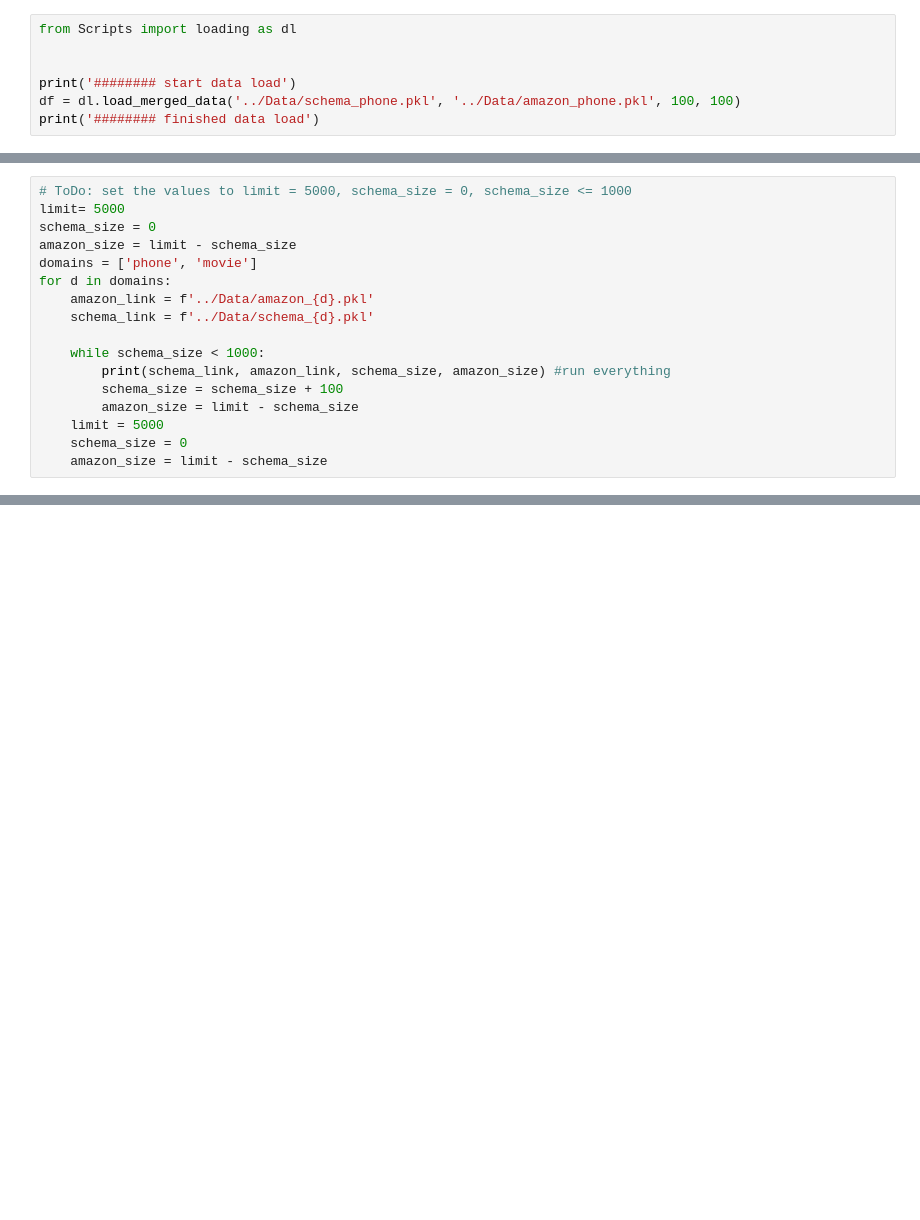
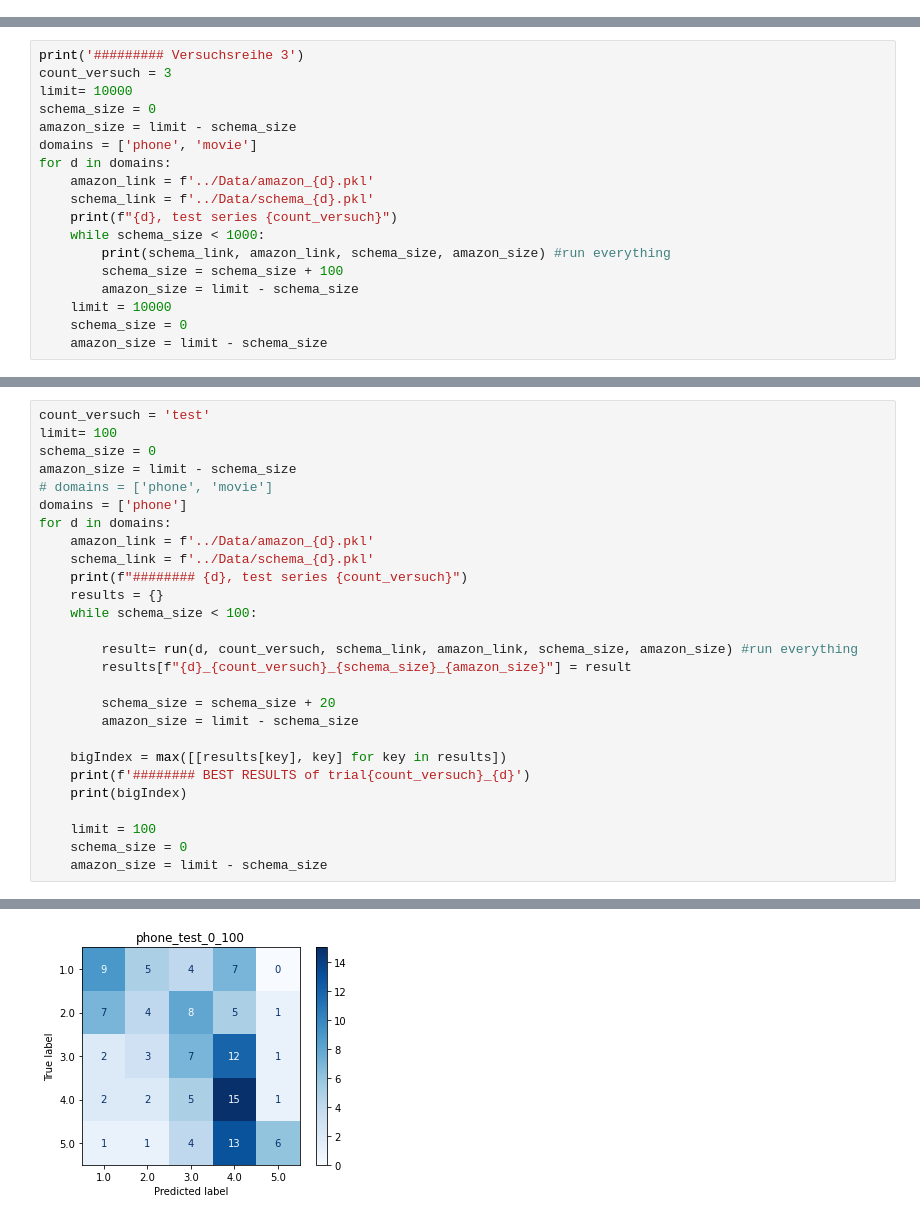
Before and after one commit to PhuongAnhMannheim/Master, a Jupyter notebook: BaselineExperiments/test.ipynb, the cells around one changed output, grey strips where cells are left out. Saved outputs shown, nothing was run; the diff lists cells and outputs as text; blank space fills up the shorter version.

```diff
--- a/BaselineExperiments/test.ipynb
+++ b/BaselineExperiments/test.ipynb
@@ -1,7 +0,0 @@
-# %%
-from Scripts import loading as dl
-
-
-print('######## start data load')
-df = dl.load_merged_data('../Data/schema_phone.pkl', '../Data/amazon_phone.pkl', 100, 100)
-print('######## finished data load')
@@ -11,18 +152,19 @@ print('######## finished data load')
 # %%
-# ToDo: set the values to limit = 5000, schema_size = 0, schema_size <= 1000
-limit= 5000
+print('######### Versuchsreihe 3')
+count_versuch = 3
+limit= 10000
 schema_size = 0
 amazon_size = limit - schema_size
 domains = ['phone', 'movie']
 for d in domains:
     amazon_link = f'../Data/amazon_{d}.pkl'
     schema_link = f'../Data/schema_{d}.pkl'
-
+    print(f"{d}, test series {count_versuch}")
     while schema_size < 1000:
         print(schema_link, amazon_link, schema_size, amazon_size) #run everything
         schema_size = schema_size + 100
         amazon_size = limit - schema_size
-    limit = 5000
+    limit = 10000
     schema_size = 0
     amazon_size = limit - schema_size
 # %% [output]
@@ -48,0 +188,28 @@ for d in domains:
+# %%
+count_versuch = 'test'
+limit= 100
+schema_size = 0
+amazon_size = limit - schema_size
+# domains = ['phone', 'movie']
+domains = ['phone']
+for d in domains:
+    amazon_link = f'../Data/amazon_{d}.pkl'
+    schema_link = f'../Data/schema_{d}.pkl'
+    print(f"######## {d}, test series {count_versuch}")
+    results = {}
+    while schema_size < 100:
+
+        result= run(d, count_versuch, schema_link, amazon_link, schema_size, amazon_size) #run everything
+        results[f"{d}_{count_versuch}_{schema_size}_{amazon_size}"] = result
+
+        schema_size = schema_size + 20
+        amazon_size = limit - schema_size
+
+    bigIndex = max([[results[key], key] for key in results])
+    print(f'######## BEST RESULTS of trial{count_versuch}_{d}')
+    print(bigIndex)
+
+    limit = 100
+    schema_size = 0
+    amazon_size = limit - schema_size
+# %% [output]
@@ -48,0 +233 @@ for d in domains:
+[figure, added]
```
Also changed, not shown: parts of 9 cells of this notebook, 2 other files.
